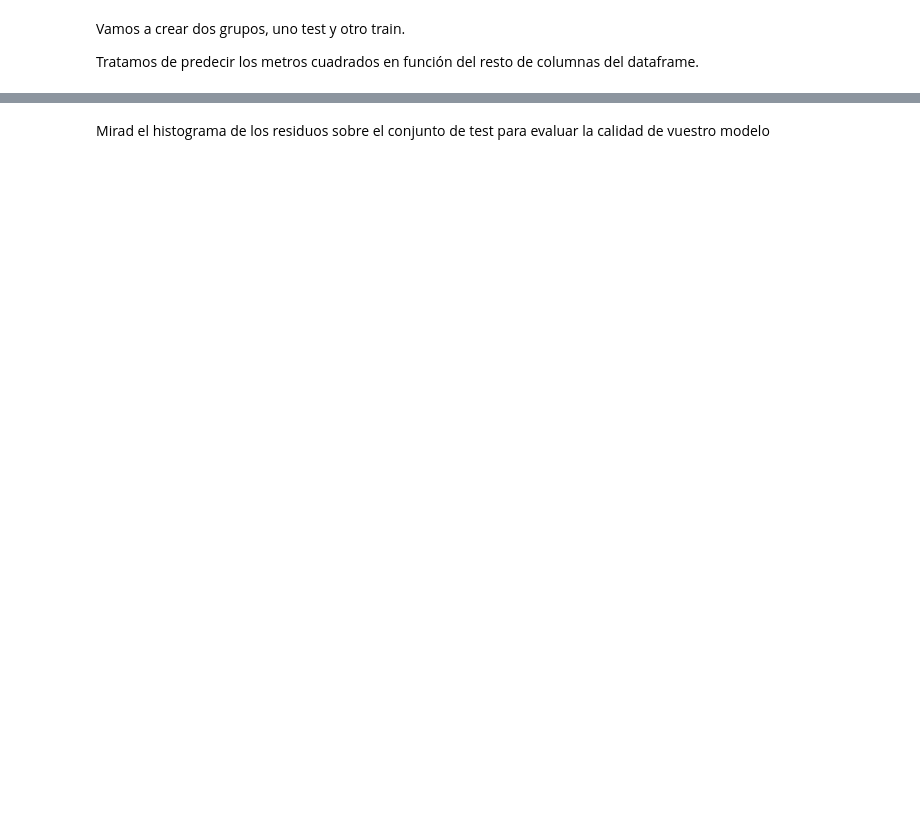
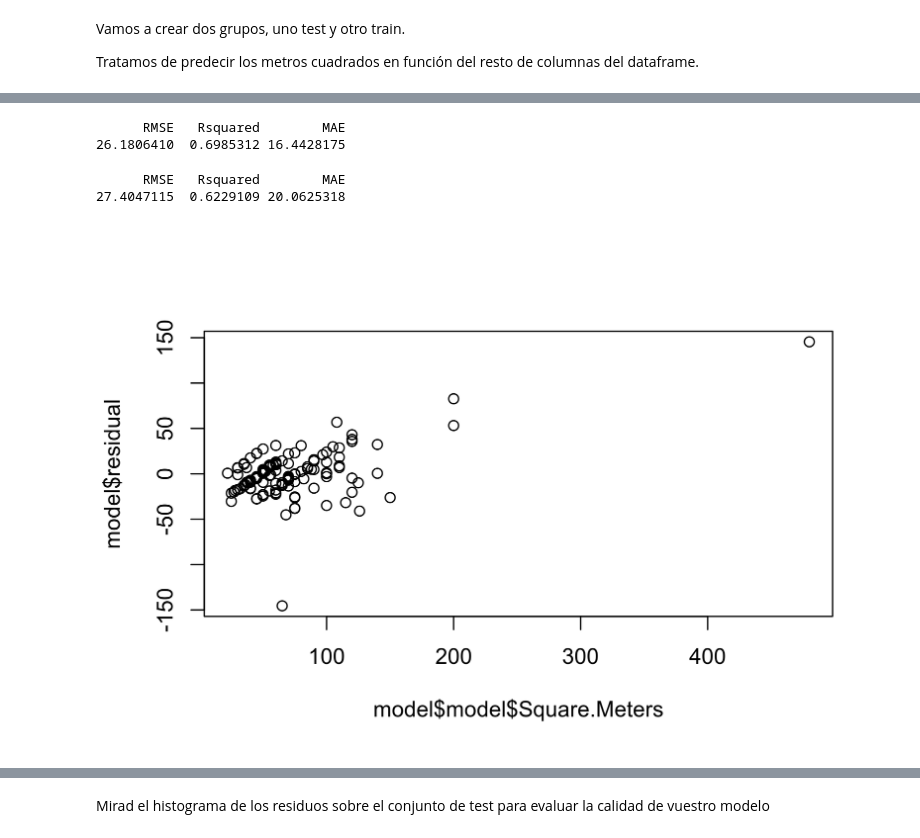
Before and after one commit to PaulTelleria/main, a Jupyter notebook: Data_Mining/PracticaFinalDataMiningPaulTelleria.ipynb, the cells around one changed output, grey strips where cells are left out. Saved outputs shown, nothing was run; the diff lists cells and outputs as text; code cells hidden in the pictures; blank space fills up the shorter version.

```diff
--- a/Data_Mining/PracticaFinalDataMiningPaulTelleria.ipynb
+++ b/Data_Mining/PracticaFinalDataMiningPaulTelleria.ipynb
@@ -346,0 +294,3 @@ ERROR: Error in `$<-.data.frame`(`*tmp*`, neighb_id, value = structure(c(Acacias
+# %%
+df_barrios<-data.frame(names=names(ct),neighbourhood_id=paste0("Neighbourhood_id_",ct))
+head(df_barrios)
@@ -346,0 +305,3 @@ ERROR: Error in `$<-.data.frame`(`*tmp*`, neighb_id, value = structure(c(Acacias
+# %%
+df_madrid_id <- df_madrid %>%
+    inner_join(df_barrios,by=c("Neighbourhood"='names')) %>% filter(!is.na(Square.Meters))
@@ -374,0 +328,9 @@ cv<-glmnetUtils::cv.glmnet(formula=Square.Meters~Accomodates+Bathrooms+Bedrooms+
+# %%
+set.seed(12)
+idx<-sample(1:nrow(df_madrid_id),nrow(df_madrid_id)*0.8)
+df_madrid_id_train<-df_madrid_id[idx,]
+df_madrid_id_test<-df_madrid_id[-idx,]
+# %%
+#El modelo escogido es el que más se ajusta a la hora de concretar los parámetros relevantes
+model<-lm(formula=Square.Meters~neighbourhood_id+neighbourhood_id+Price+Bedrooms, df_madrid_id_train)
+summary(model)
@@ -374,0 +355,13 @@ cv<-glmnetUtils::cv.glmnet(formula=Square.Meters~Accomodates+Bathrooms+Bedrooms+
+# %%
+#Compruebo en train y test para ver si hay overfitting
+caret::postResample(predict(model,df_madrid_id_train),obs = df_madrid_id_train$Square.Meters)
+caret::postResample(predict(model,df_madrid_id_test),obs = df_madrid_id_test$Square.Meters)
+# %% [output]
+      RMSE   Rsquared        MAE
+26.1806410  0.6985312 16.4428175
+      RMSE   Rsquared        MAE
+27.4047115  0.6229109 20.0625318
+# %%
+plot(model$model$Square.Meters,model$residual)
+# %% [output]
+[figure, added]
```
Also changed, not shown: parts of 48 cells of this notebook.
